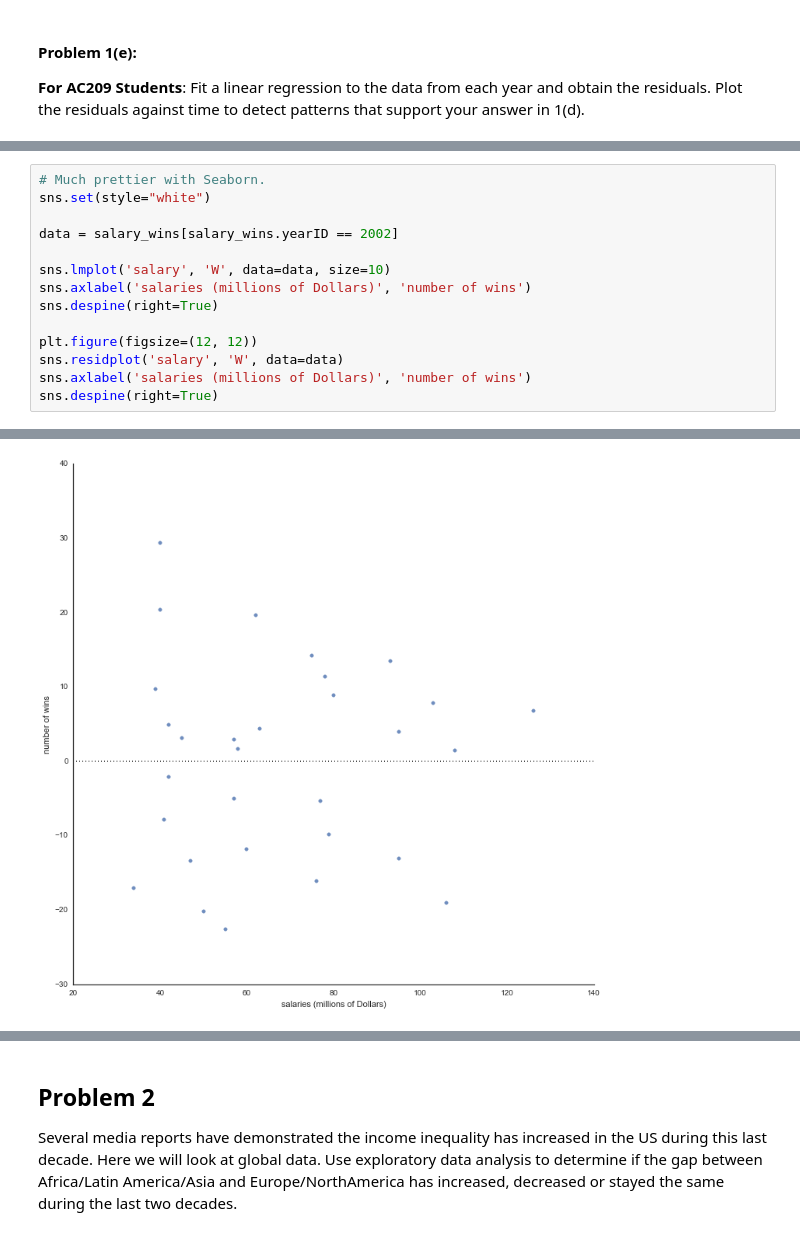
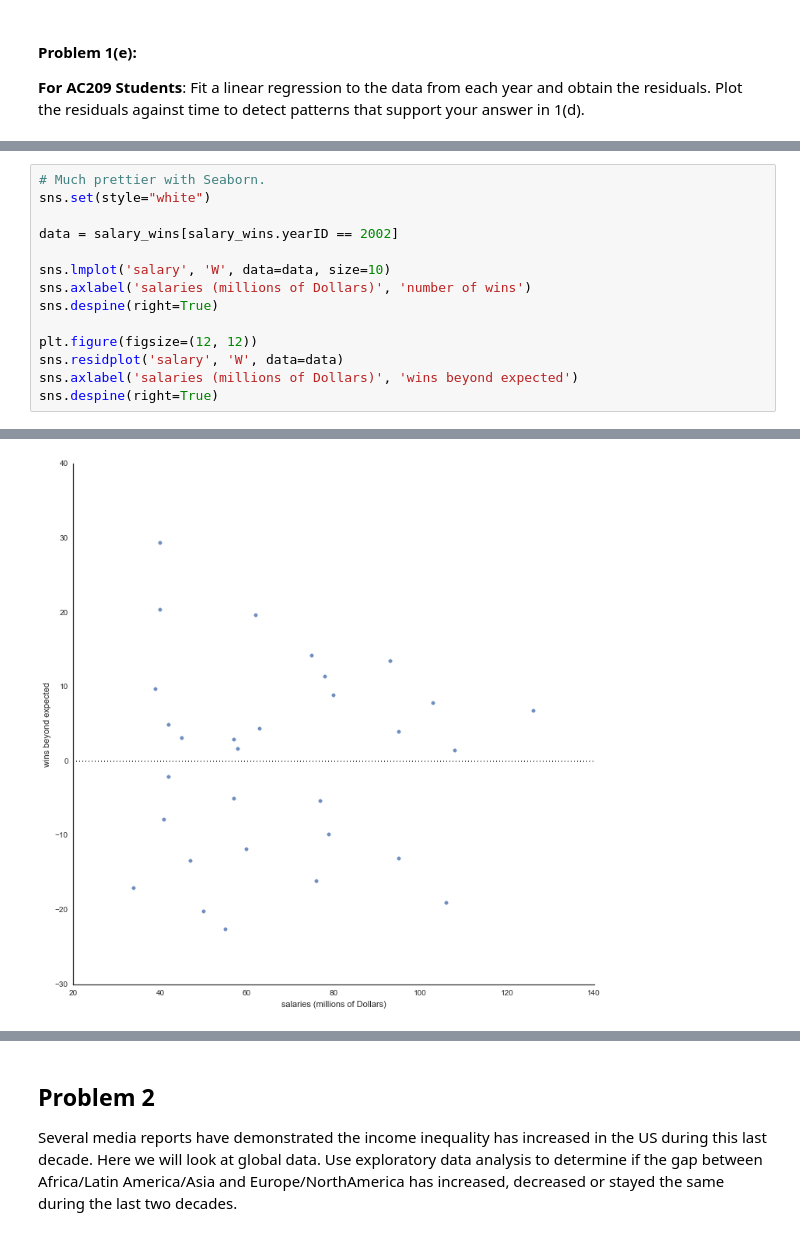
Before and after one commit to SurShank/cs109-1, a Jupyter notebook: HW1.ipynb, the cells around one changed output, grey strips where cells are left out. Drawn from its saved outputs; the diff is of its cells as text.

```diff
--- a/HW1.ipynb
+++ b/HW1.ipynb
@@ -249,17 +279,17 @@ show()
 # %%
 # Much prettier with Seaborn.
 sns.set(style="white")
 
 data = salary_wins[salary_wins.yearID == 2002]
 
 sns.lmplot('salary', 'W', data=data, size=10)
 sns.axlabel('salaries (millions of Dollars)', 'number of wins')
 sns.despine(right=True)
 
 plt.figure(figsize=(12, 12))
 sns.residplot('salary', 'W', data=data)
-sns.axlabel('salaries (millions of Dollars)', 'number of wins')
+sns.axlabel('salaries (millions of Dollars)', 'wins beyond expected')
 sns.despine(right=True)
 # %% [output]
 [figure]
-[figure, old version]
+[figure, new version]
```
Also changed, not shown: parts of 19 cells of this notebook, 1 other file.
